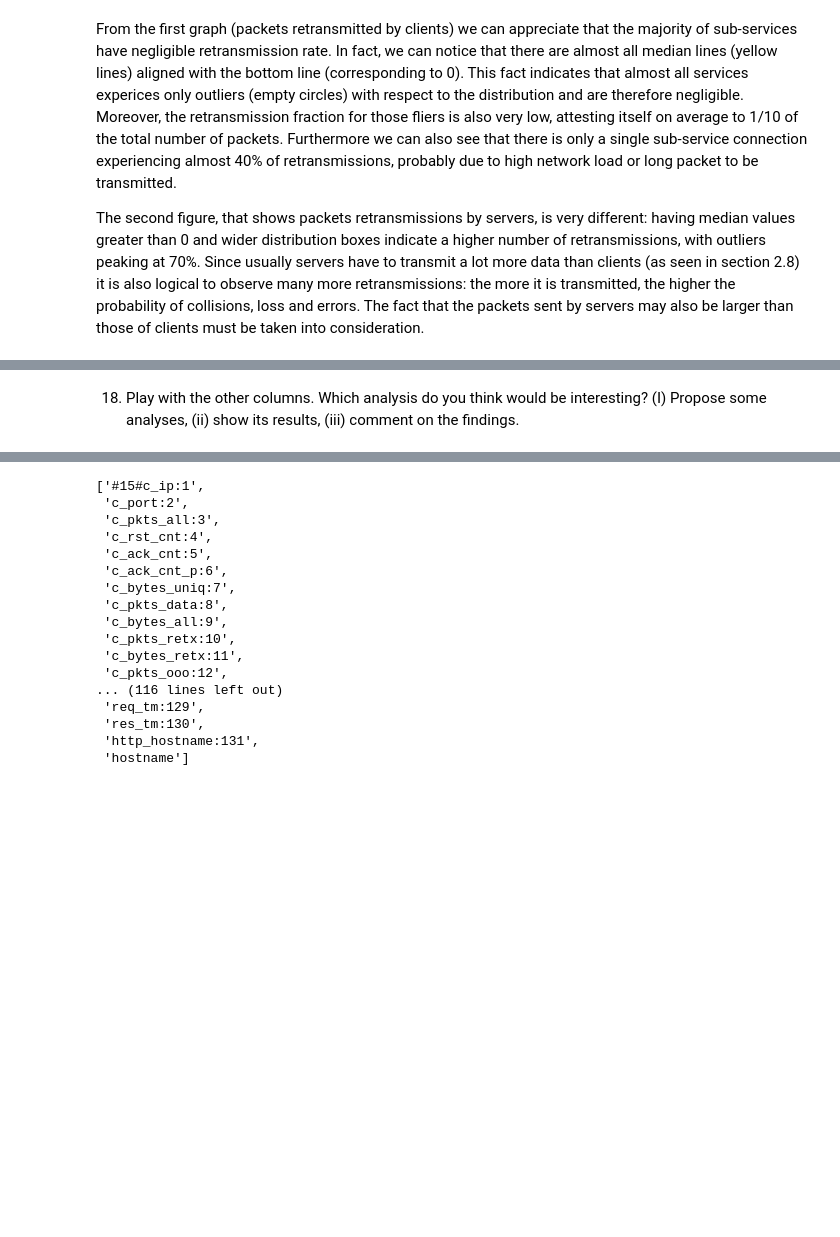
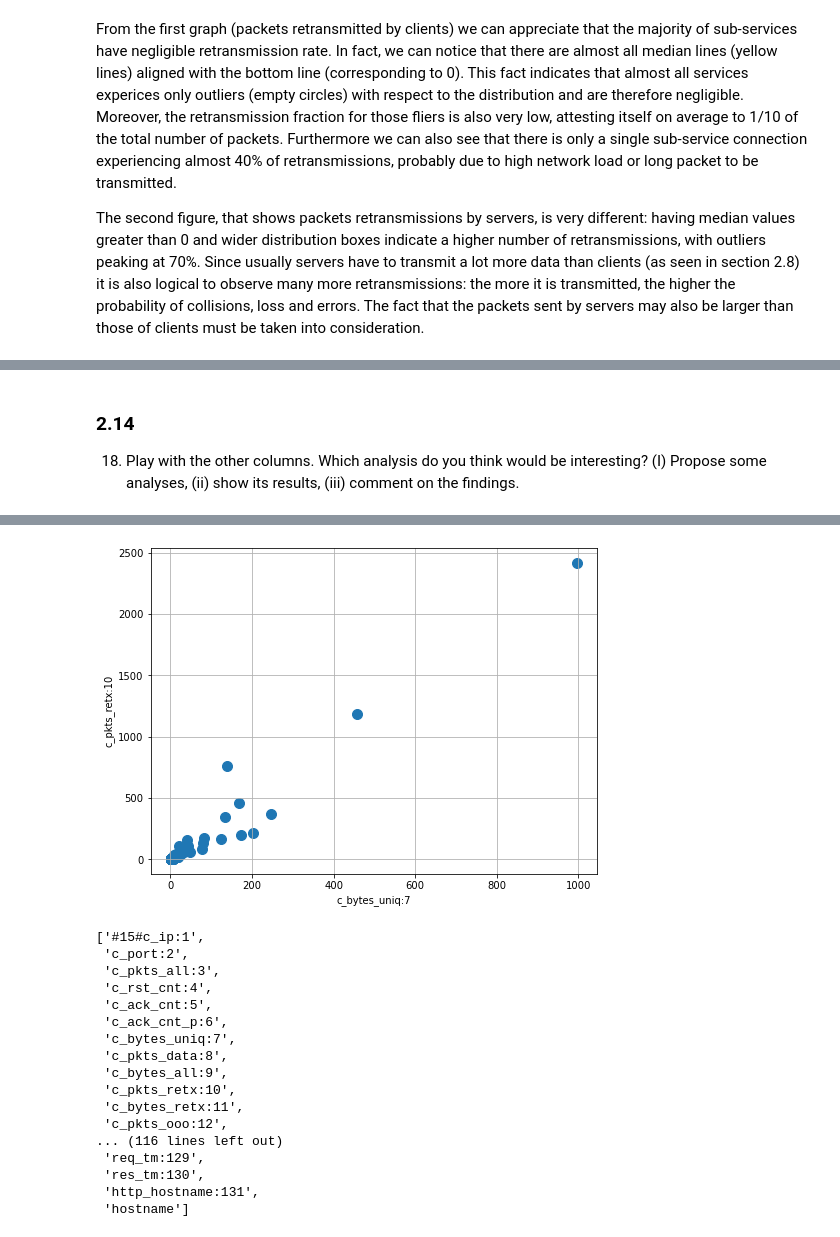
Before and after one commit to AlessioFerra/NML_Group4, a Jupyter notebook: Lab04.ipynb, the cells around one changed output, grey strips where cells are left out. Saved outputs shown, nothing was run; the diff lists cells and outputs as text; code cells hidden in the pictures; blank space fills up the shorter version.

```diff
--- a/Lab04.ipynb
+++ b/Lab04.ipynb
@@ -779,10 +789,16 @@ a = pdf_df[(pdf_df < pdf_df.quantile(0.95))].plot.hist(cumulative=True, density=
 # %% [markdown]
+### 2.14
+
 18. Play with the other columns. Which analysis do you think would be interesting? (I) Propose some analyses, (ii) show its results, (iii) comment on the findings.
 # %%
 # number of retransmissions per connection vs packet size
 
-rtx_fraction = sp_dataf['c_pkts_retx:10'] + sp_dataf['s_pkts_retx:24']/\
-        (sp_dataf['c_pkts_all:3']+sp_dataf['s_pkts_all:17']
+rtx_fraction = (sp_dataf['c_pkts_retx:10'] + sp_dataf['s_pkts_retx:24'])/\
+        (sp_dataf['c_pkts_all:3']+sp_dataf['s_pkts_all:17'])
 
-sp_dataf.insert(len(sp_dataf.columns), 'rtx_fraction', rtx_fraction)
+# sp_dataf.insert(len(sp_dataf.columns), 'rtx_fraction', rtx_fraction)
+
+sp_dataf.groupby(['hostname']).agg({'c_pkts_retx:10':'size', 'c_bytes_uniq:7':'nunique'})\
+                              .plot.scatter(x='c_bytes_uniq:7',y='c_pkts_retx:10', s=100, grid=True, figsize=(8,6))
+# .head(20).plot(kind='bar', figsize=(8,6))
 # %% [output]
@@ -790,3 +806,4 @@ SyntaxError: invalid syntax (<ipython-input-19-4d5289b982a4>, line 6)
+[figure, added]
 # %%
 list(sp_dataf.columns)
 # %% [output]
```
Also changed, not shown: parts of 13 cells of this notebook.
